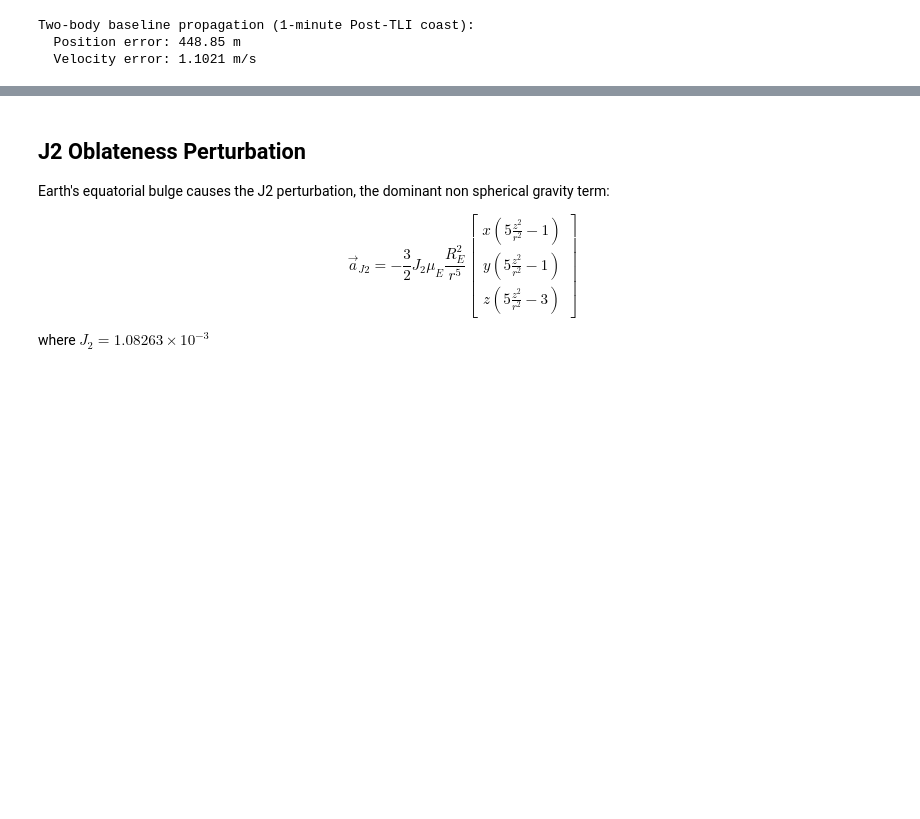
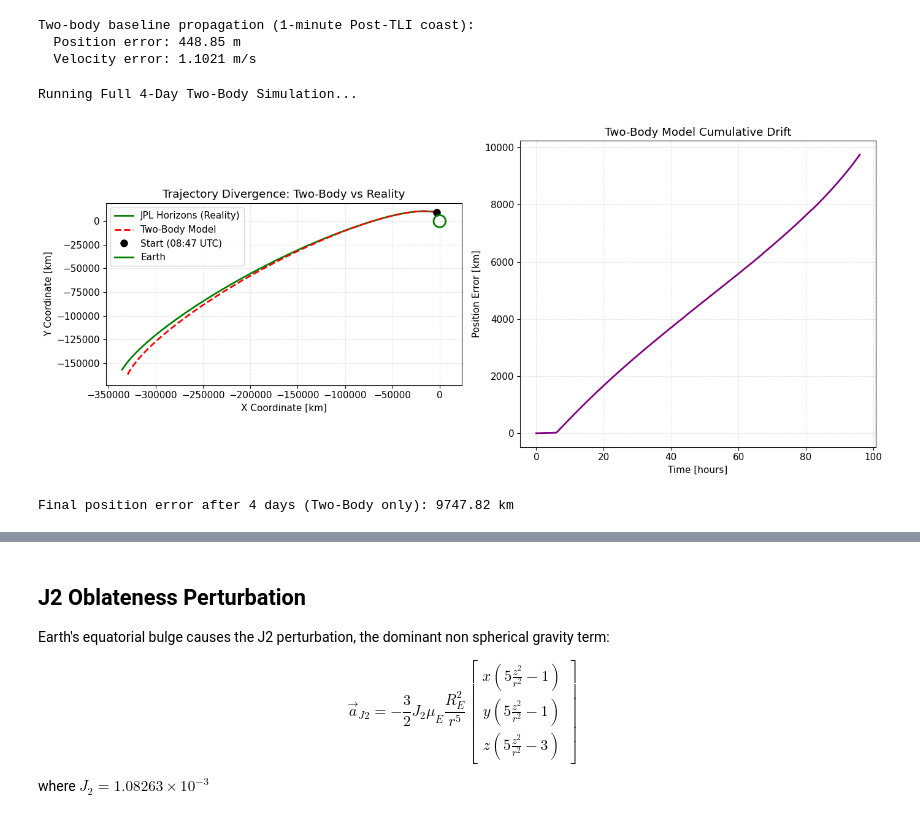
Before and after one commit to w-winnie/MLsandbox, a Jupyter notebook: astro_sandbox/notebooks/artemis/artemis_orbital_sandbox1.ipynb, the cells around one changed output, grey strips where cells are left out. Cells and saved outputs as stored; diff of their text form; code cells hidden in the pictures; blank space fills up the shorter version.

```diff
--- a/astro_sandbox/notebooks/artemis/artemis_orbital_sandbox1.ipynb
+++ b/astro_sandbox/notebooks/artemis/artemis_orbital_sandbox1.ipynb
@@ -309,7 +441,7 @@ def propagate_two_body(state0, t_span, t_eval=None, rtol=1e-10, atol=1e-12):
         equations_of_motion,
         t_span,
         state0,
-        method='RK45', #Runge-Kutta (Dormand-Prince 4th and 5th order)
+        method='DOP853', #Runge-Kutta (Dormand-Prince 4th and 5th order)
         t_eval=t_eval,
         rtol=rtol,
         atol=atol,
@@ -334,3 +466,47 @@ print(f"  Velocity error: {np.linalg.norm(state_pred[3:6] - state_actual[3:6])*1
 Two-body baseline propagation (1-minute Post-TLI coast):
   Position error: 448.85 m
   Velocity error: 1.1021 m/s
+# %%
+# Setup exact time array from Horizons ground truth
+t_start_et = horizons_data['times_et'][0]
+t_eval_exact = horizons_data['times_et'] - t_start_et
+coast_duration = t_eval_exact[-1]
+t_hours = t_eval_exact / 3600
+
+# Initial state from Horizons (08:47 UTC)
+state0_coast = np.concatenate([horizons_data['positions'][0], horizons_data['velocities'][0]])
+
+# Run the Two-Body propagation over the full 4 days
+print("Running Full 4-Day Two-Body Simulation...")
+sol_2body_full = propagate_two_body(
+    state0=state0_coast,
+    t_span=(0, coast_duration),
+    t_eval=t_eval_exact # Force it to evaluate at the exact Horizons timestamps
+)
+
+# Calculate Residuals (Error)
+r_simulated = sol_2body_full.y[0:3, :]
+r_ground_truth = horizons_data['positions'].T # Transpose to match shape (3, N)
+
+# Calculate distance error in km at each time step
+position_error_km = np.linalg.norm(r_simulated - r_ground_truth, axis=0)
+# %% [output]
+Running Full 4-Day Two-Body Simulation...
+# %%
+fig, axes = plt.subplots(1, 2, figsize=(14, 6))
+
+markers = [(state0_coast[0], state0_coast[1], 'ko', 8, 'Start (08:47 UTC)')]
+plot_orbit_xy(axes[0], [r_ground_truth, r_simulated], labels=['JPL Horizons (Reality)', 'Two-Body Model'],
+              colors=['green', 'red'], styles=['-', '--'], title='Trajectory Divergence: Two-Body vs Reality', markers=markers)
+
+plot_time_series(axes[1], t_hours, [position_error_km], colors=['purple'],
+                 title='Two-Body Model Cumulative Drift', ylabel='Position Error [km]')
+
+plt.tight_layout()
+plt.show()
+# %% [output]
+[figure, added]
+# %%
+print(f"Final position error after 4 days (Two-Body only): {position_error_km[-1]:.2f} km")
+# %% [output]
+Final position error after 4 days (Two-Body only): 9747.82 km
```
Also changed, not shown: parts of 73 cells of this notebook.
